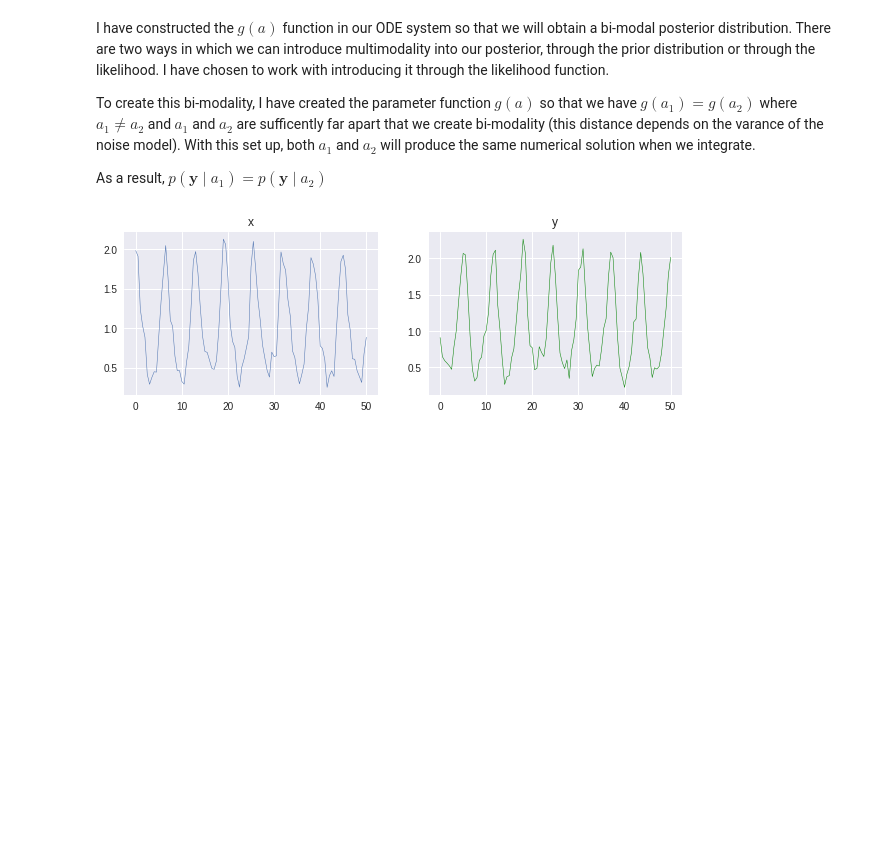
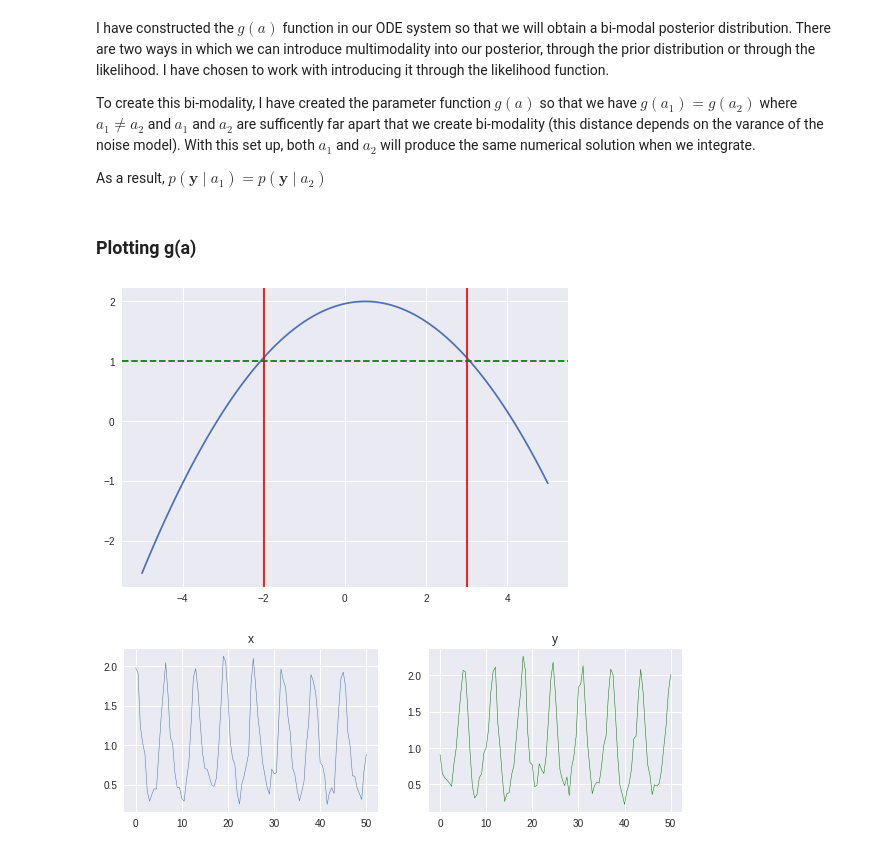
Before and after one commit to thomasarmstrong98/ODE_statistical_inference, a Jupyter notebook: altered_lotka_volterra_mcmc.ipynb, the cells around one changed output. Drawn from its saved outputs; the diff is of its cells as text; code cells hidden in the pictures; blank space fills up the shorter version.

```diff
--- a/altered_lotka_volterra_mcmc.ipynb
+++ b/altered_lotka_volterra_mcmc.ipynb
@@ -67,6 +67,18 @@ I have constructed the $g(a)$ function in our ODE system so that we will obtain
 To create this bi-modality, I have created the parameter function $g(a)$ so that we have $g(a_1) = g(a_2) $ where $a_1 \neq a_2$ and $a_1$ and $a_2$ are sufficently far apart that we create bi-modality (this distance depends on the varance of the noise model). With this set up, both $a_1$ and $a_2$ will produce the same numerical solution when we integrate.
 
 As a result, $p(\boldsymbol{y} \mid a_1) = p(\boldsymbol{y} \mid a_2)$
+# %% [markdown]
+### Plotting g(a)
+# %%
+a_grid = np.linspace(-5,5, 101)
+g_a =-0.15*(a_grid-0.5)**2 +2
+plt.plot(a_grid, g_a)
+plt.axvline(x = -2, color = 'r')
+plt.axvline(x = 3, color = 'r')
+plt.axhline(y = 1, color = 'g', linestyle = '--')
+plt.show()
+# %% [output]
+[figure, added]
 # %%
 a = -2
 initial_X = [2, 1]
```
